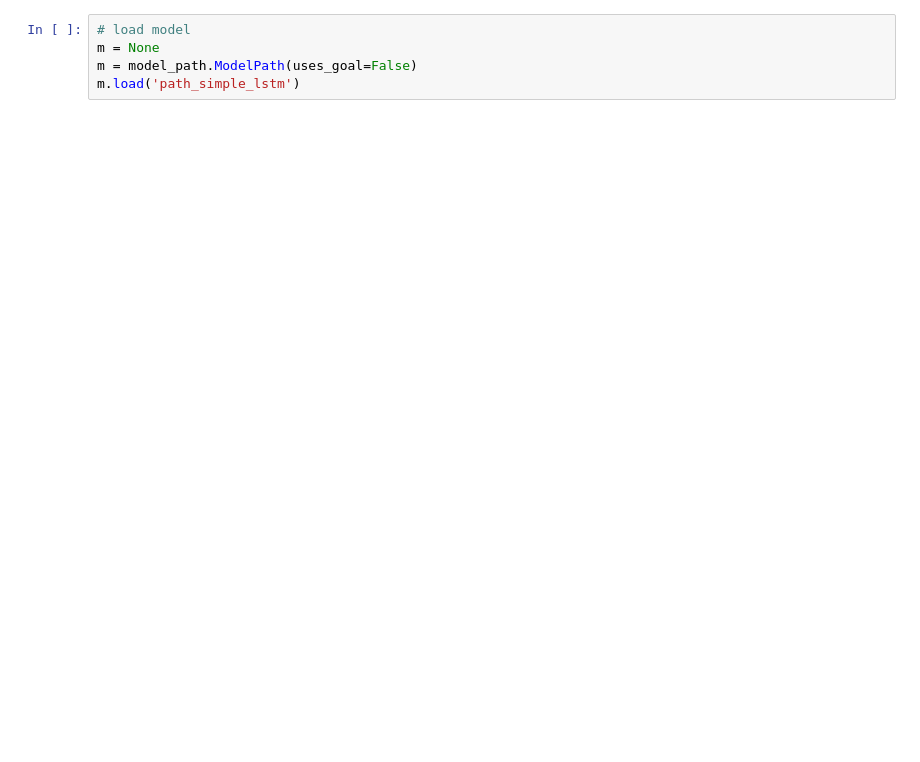
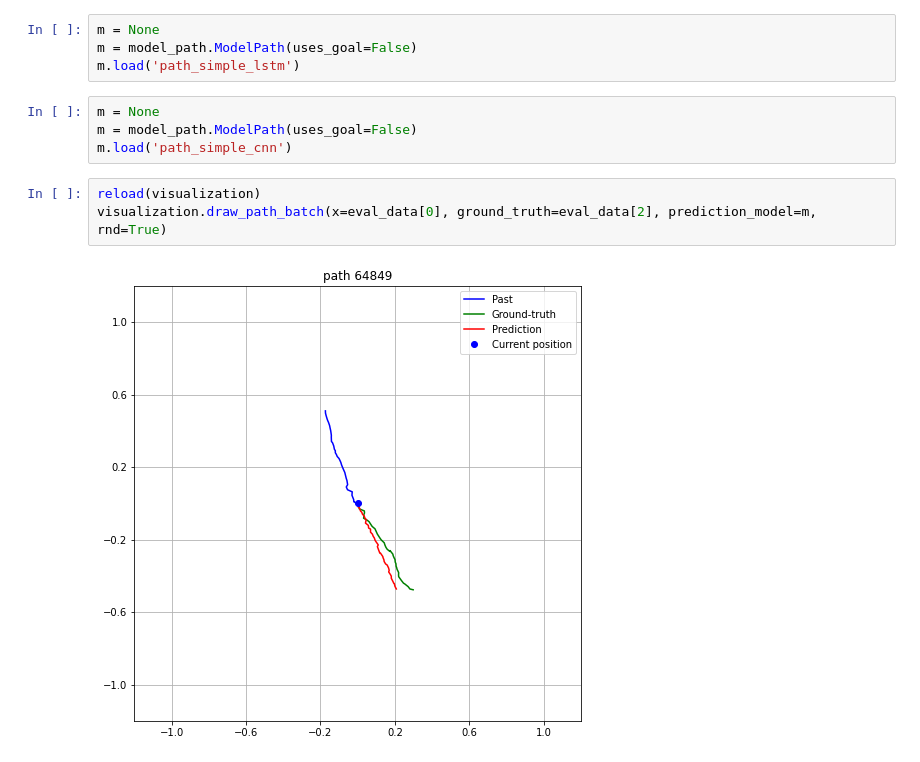
Before and after one commit to lintglitch/trajectory-prediction, a Jupyter notebook: example_output.ipynb, the cells around one changed output. Drawn from its saved outputs; the diff is of its cells as text; blank space fills up the shorter version.

Commit message:
Work on path visualization

```diff
--- a/example_output.ipynb
+++ b/example_output.ipynb
@@ -26,8 +38,16 @@ _, eval_data, _ = parsing.parse_atc_day(file_path, train_ratio=0.02, eval_ratio=
 # %%
-# load model
 m = None
 m = model_path.ModelPath(uses_goal=False)
 m.load('path_simple_lstm')
+# %%
+m = None
+m = model_path.ModelPath(uses_goal=False)
+m.load('path_simple_cnn')
+# %%
+reload(visualization)
+visualization.draw_path_batch(x=eval_data[0], ground_truth=eval_data[2], prediction_model=m, rnd=True)
+# %% [output]
+[figure, added]
 # %%
 N = 0
 multiplier = 200
```
Also changed, not shown: parts of 3 cells of this notebook, 1 other file.
